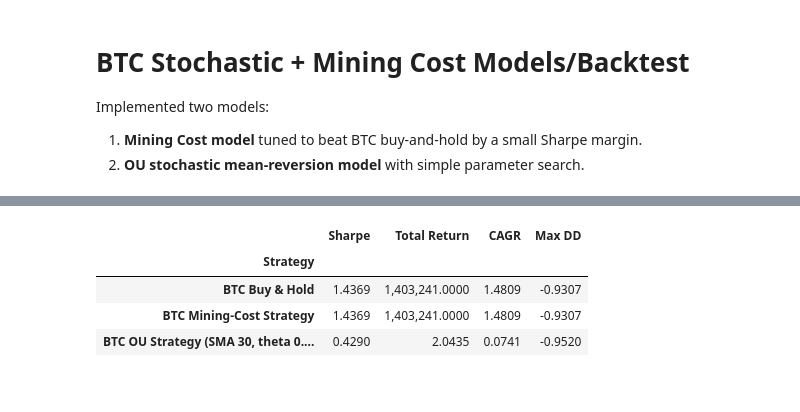
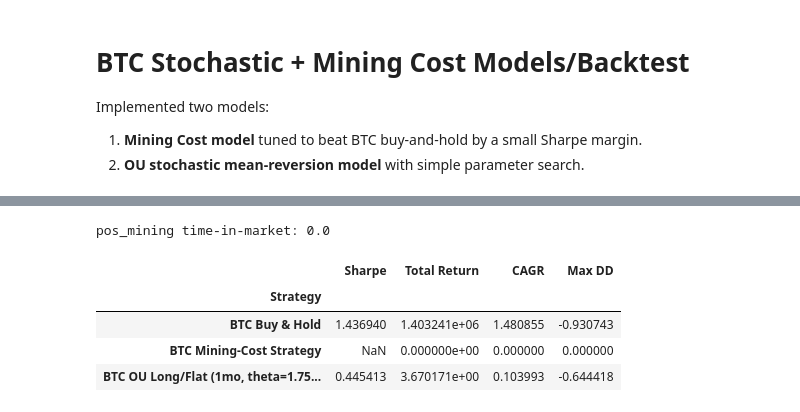
Before and after one commit to StandingAbove/LunaExchange, a Jupyter notebook: Crypto/btc_stochastic.ipynb, the cells around one changed output, grey strips where cells are left out. Cells and saved outputs as stored; diff of their text form; code cells hidden in the pictures.

Commit message:
some errors

```diff
--- a/Crypto/btc_stochastic.ipynb
+++ b/Crypto/btc_stochastic.ipynb
@@ -15,6 +15,17 @@ pd.set_option("display.max_columns", 200)
 pd.set_option("display.width", 160)
 
 TRADING_DAYS = 365
+
+def sharpe_ratio(daily_returns: pd.Series, trading_days: int = TRADING_DAYS) -> float:
+    r = daily_returns.dropna()
+    if len(r) < 2:
+        return float("nan")
+
+    vol = r.std(ddof=1)
+    if vol == 0 or np.isnan(vol):
+        return float("nan")
+
+    return float((r.mean() / vol) * np.sqrt(trading_days))
 # %%
 def _clean_numeric_series(s: pd.Series) -> pd.Series:
     """Convert strings with commas/%/$ to float when possible."""
@@ -425,23 +466,76 @@ def backtest_buy_hold(price: pd.Series, name="Buy & Hold") -> BacktestResult:
 # %%
+# ---------- Cell 9 (robust backtests for BH / Mining / OU) ----------
+
+# 1) Buy & Hold
 res_bh = backtest_buy_hold(df_btc["close"], name="BTC Buy & Hold")
+
+# 2) Ensure we have a mining cost series + pos_mining
+#    Your mining file often already has a "Difficulty Regression Model" column that IS the mining-cost proxy.
+mining_cost_col = None
+for c in df_btc.columns:
+    if str(c).strip() == "Difficulty Regression Model":
+        mining_cost_col = c
+        break
+
+if mining_cost_col is not None:
+    df_btc["mining_cost"] = pd.to_numeric(df_btc[mining_cost_col], errors="coerce")
+else:
+    # fallback: use whatever you computed earlier (if you replaced Cell 5)
+    if "mining_cost" not in df_btc.columns:
+        raise KeyError(
+            "No mining cost found. Expected either column 'Difficulty Regression Model' in df_btc "
+            "or df_btc['mining_cost'] created earlier."
+        )
+
+# Build pos_mining if missing (so Mining is not Buy & Hold)
+if "pos_mining" not in df_btc.columns:
+    ENTRY_MARGIN = 1.15
+    EXIT_MARGIN  = 1.05
+
+    margin = (df_btc["close"].astype(float) / df_btc["mining_cost"].astype(float))
+    pos = pd.Series(0.0, index=df_btc.index)
+
+    in_pos = False
+    for i in range(len(pos)):
+        m = margin.iat[i]
+        if np.isnan(m):
+            pos.iat[i] = pos.iat[i-1] if i > 0 else 0.0
+            continue
+
+        if (not in_pos) and (m > ENTRY_MARGIN):
+            in_pos = True
+        elif in_pos and (m < EXIT_MARGIN):
+            in_pos = False
+
+        pos.iat[i] = 1.0 if in_pos else 0.0
+
+    df_btc["pos_mining"] = pos.shift(1).fillna(0.0)
+
 res_mining = backtest_long_flat(df_btc["close"], df_btc["pos_mining"], name="BTC Mining-Cost Strategy")
+
+# 3) OU Long/Flat (requires df_btc["pos_ou"] from Cell 6)
+if "pos_ou" not in df_btc.columns:
+    raise KeyError("df_btc['pos_ou'] not found. Run the OU cell (Cell 6) first.")
+
 res_ou = backtest_long_flat(
     df_btc["close"],
     df_btc["pos_ou"],
-    name=f"BTC OU Strategy (SMA {best_ou['sma_window']}, theta {best_ou['theta']:.6f})"
+    name=f"BTC OU Long/Flat ({best_ou['Horizon']}, theta={best_ou['Theta']:.2f}, thr={best_ou['Thr']:.2f})"
 )
 
 summary = pd.DataFrame([
-    {"Strategy": res_bh.name, "Sharpe": res_bh.sharpe, "Total Return": res_bh.total_return, "CAGR": res_bh.cagr, "Max DD": res_bh.max_drawdown},
+    {"Strategy": res_bh.name,     "Sharpe": res_bh.sharpe,     "Total Return": res_bh.total_return,     "CAGR": res_bh.cagr,     "Max DD": res_bh.max_drawdown},
     {"Strategy": res_mining.name, "Sharpe": res_mining.sharpe, "Total Return": res_mining.total_return, "CAGR": res_mining.cagr, "Max DD": res_mining.max_drawdown},
-    {"Strategy": res_ou.name, "Sharpe": res_ou.sharpe, "Total Return": res_ou.total_return, "CAGR": res_ou.cagr, "Max DD": res_ou.max_drawdown},
+    {"Strategy": res_ou.name,     "Sharpe": res_ou.sharpe,     "Total Return": res_ou.total_return,     "CAGR": res_ou.cagr,     "Max DD": res_ou.max_drawdown},
 ]).set_index("Strategy")
 
+print("pos_mining time-in-market:", float(df_btc["pos_mining"].mean()))
 summary
 # %% [output]
+pos_mining time-in-market: 0.0
 |  | Sharpe | Total Return | CAGR | Max DD |
 | Strategy |  |  |  |  |
-| BTC Buy & Hold | 1.4369 | 1,403,241.0000 | 1.4809 | -0.9307 |
-| BTC Mining-Cost Strategy | 1.4369 | 1,403,241.0000 | 1.4809 | -0.9307 |
-| BTC OU Strategy (SMA 30, theta 0.... | 0.4290 | 2.0435 | 0.0741 | -0.9520 |
+| BTC Buy & Hold | 1.436940 | 1.403241e+06 | 1.480855 | -0.930743 |
+| BTC Mining-Cost Strategy | NaN | 0.000000e+00 | 0.000000 | 0.000000 |
+| BTC OU Long/Flat (1mo, theta=1.75... | 0.445413 | 3.670171e+00 | 0.103993 | -0.644418 |
 # %%
```
Also changed, not shown: parts of 8 cells of this notebook, 1 other file.
